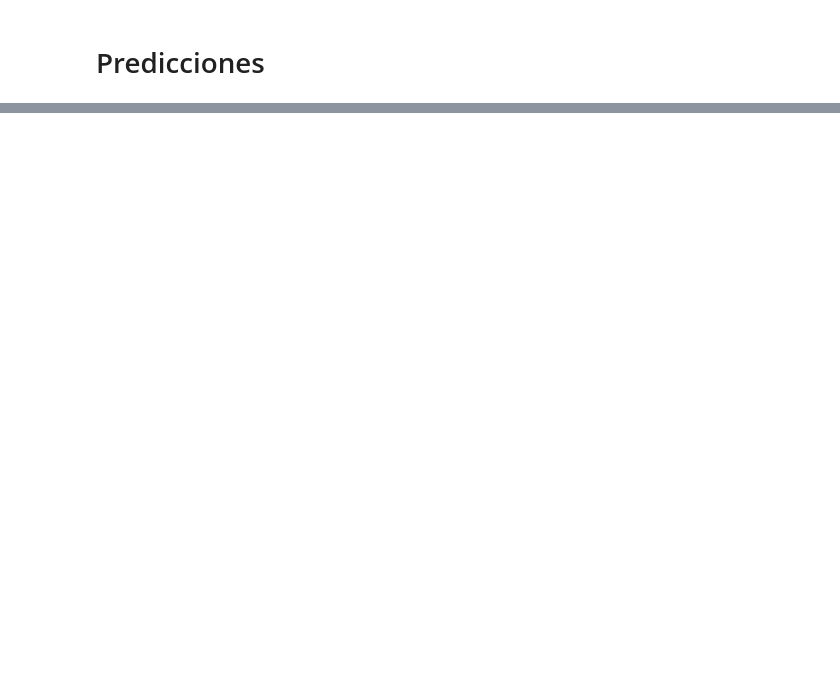
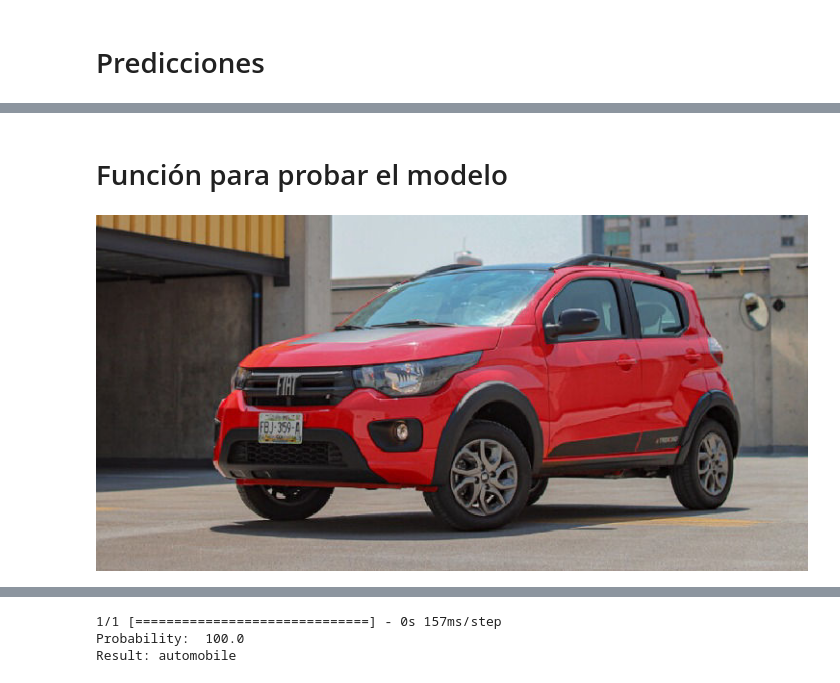
Before and after one commit to Maikindustries/Momento-de-Retroalimentacion-Modulo-2, a Jupyter notebook: Momento_de_Retroalimentación_Módulo_2.ipynb, the cells around one changed output, grey strips where cells are left out. Saved outputs shown, nothing was run; the diff lists cells and outputs as text; code cells hidden in the pictures; blank space fills up the shorter version.

```diff
--- a/Momento_de_Retroalimentación_Módulo_2.ipynb
+++ b/Momento_de_Retroalimentación_Módulo_2.ipynb
@@ -413,0 +430,17 @@ plt.show()
+# %% [markdown]
+# Función para probar el modelo
+# %%
+def predict_image(image_path):
+  image = cv2.imread(image_path)
+  cv2_imshow(image)
+  image = cv2.resize(image,(32,32), cv2.INTER_NEAREST)
+  image = np.expand_dims(image,axis=0)
+  prediction = model.predict(image)[0]
+  max_probability = np.argmax(prediction)
+  probability = np.round(prediction[max_probability] * 100, 2)
+  print("Probability: ",probability)
+  print("Result:", labels_dict[max_probability])
+# %%
+predict_image("carro1.jpg")
+# %% [output]
+[figure, added]
@@ -413,0 +448,3 @@ plt.show()
+1/1 [==============================] - 0s 157ms/step
+Probability:  100.0
+Result: automobile
```
Also changed, not shown: parts of 20 cells of this notebook, 3 other files.
